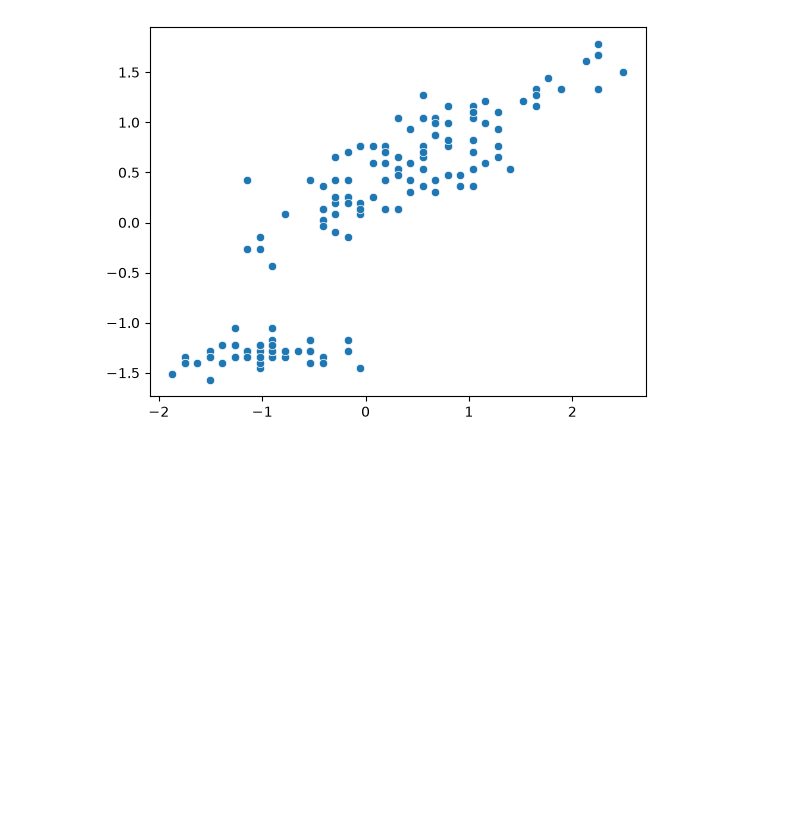
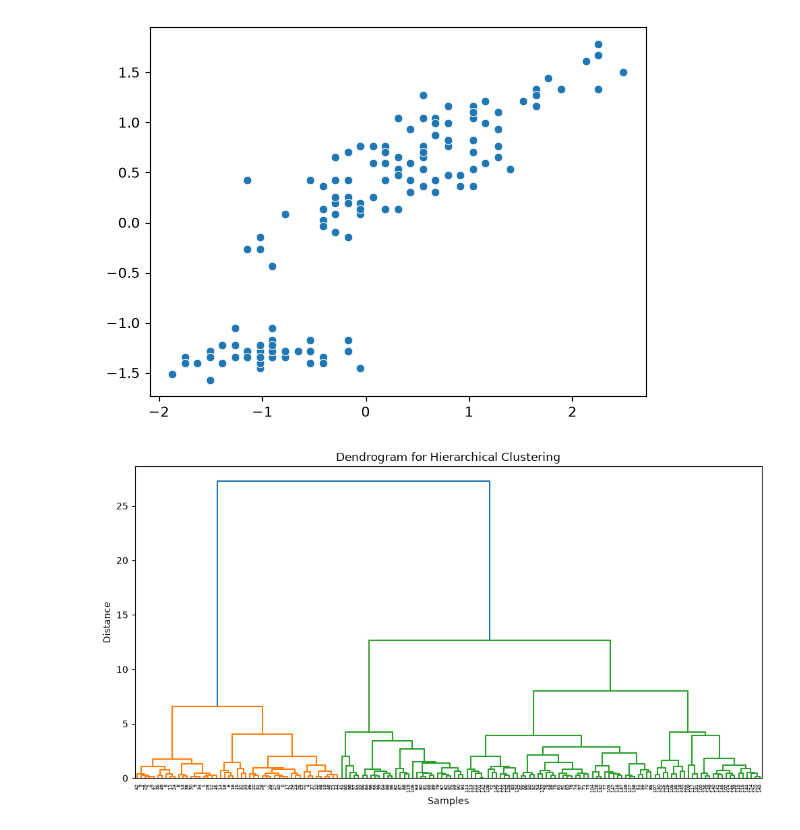
Before and after one commit to Tdeflash12/AI-ML, a Jupyter notebook: Unsupervised/Hierarchical_clustering.ipynb, the cells around one changed output. Drawn from its saved outputs; the diff is of its cells as text; code cells hidden in the pictures; blank space fills up the shorter version.

```diff
--- a/Unsupervised/Hierarchical_clustering.ipynb
+++ b/Unsupervised/Hierarchical_clustering.ipynb
@@ -17,3 +17,16 @@ sns.scatterplot(x=X_scaled[:, 0],y=X_scaled[:,2])
 # %% [output]
 <Axes: >
 [figure]
+# %%
+from scipy.cluster.hierarchy import linkage, dendrogram  # Import hierarchical clustering functions
+# Calculate hierarchical clusters using Ward's method
+Z = linkage(X_scaled, method="ward")
+# Plot the dendrogram
+plt.figure(figsize=(12, 6))  # Set figure size
+dendrogram(Z)  # Draw the dendrogram
+plt.xlabel("Samples")  # Label the x-axis
+plt.ylabel("Distance")  # Label the y-axis
+plt.title("Dendrogram for Hierarchical Clustering")  # Set plot title
+plt.show()  # Display the plot
+# %% [output]
+[figure, added]
```
Also changed, not shown: parts of 2 cells of this notebook, 1 other file.
